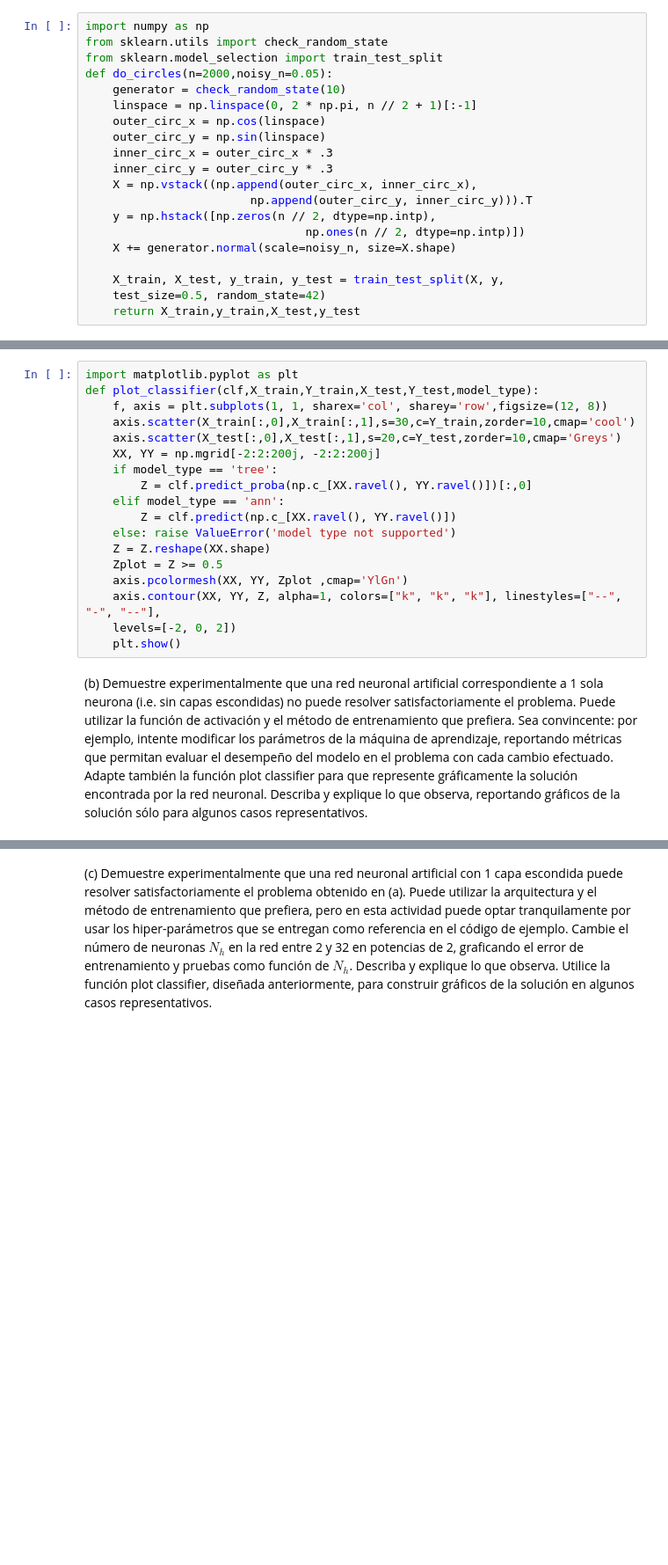
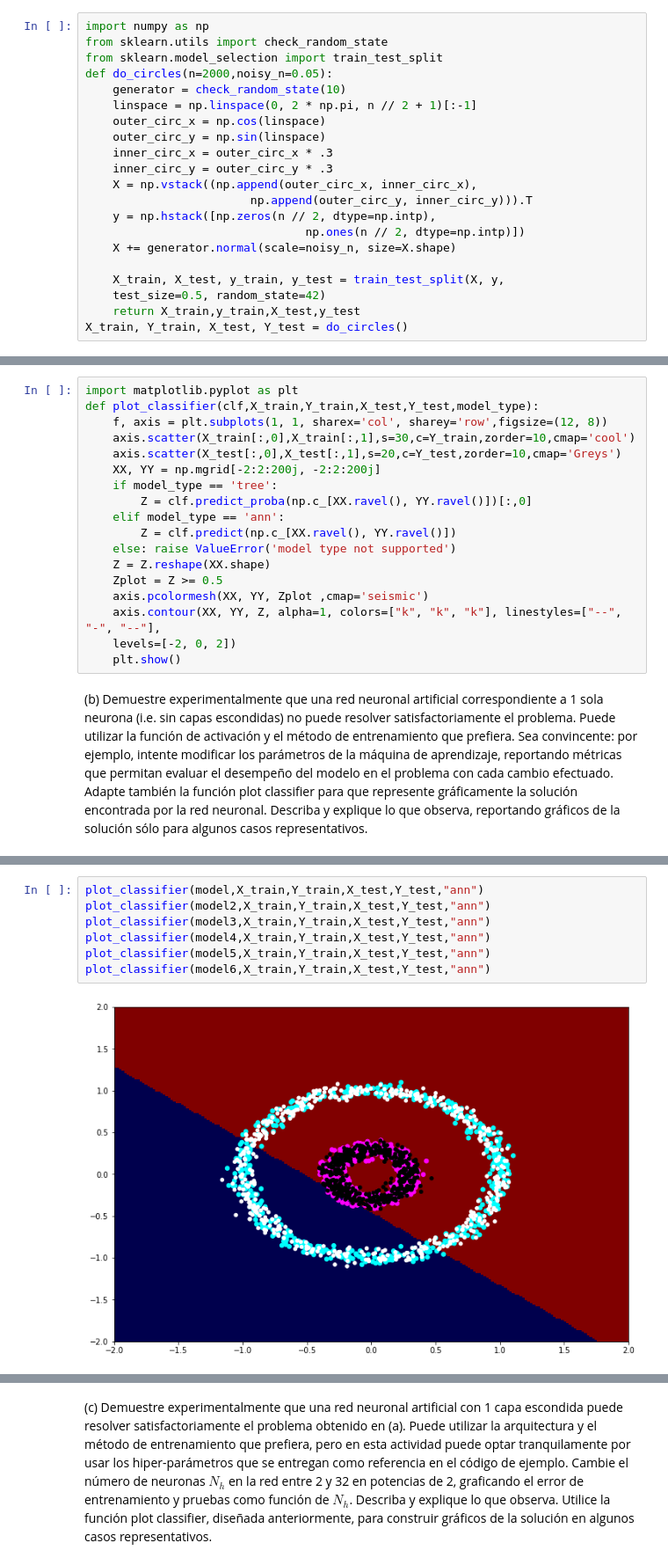
Before and after one commit to AlfredoAlfi/MachineLearning3, a Jupyter notebook: MachineLearning3.ipynb, the cells around one changed output, grey strips where cells are left out. Shown at 88% size. Cells and saved outputs as stored; diff of their text form; blank space fills up the shorter version.

```diff
--- a/MachineLearning3.ipynb
+++ b/MachineLearning3.ipynb
@@ -51,6 +51,7 @@ def do_circles(n=2000,noisy_n=0.05):
     X_train, X_test, y_train, y_test = train_test_split(X, y,
     test_size=0.5, random_state=42)
     return X_train,y_train,X_test,y_test
+X_train, Y_train, X_test, Y_test = do_circles()
 # %% [markdown]
 <p>
 Para lo que sigue de la actividad utilice la siguiente función para graficar las fronteras de clasificación en
@@ -70,7 +71,7 @@ def plot_classifier(clf,X_train,Y_train,X_test,Y_test,model_type):
     else: raise ValueError('model type not supported')
     Z = Z.reshape(XX.shape)
     Zplot = Z >= 0.5
-    axis.pcolormesh(XX, YY, Zplot ,cmap='YlGn')
+    axis.pcolormesh(XX, YY, Zplot ,cmap='seismic')
     axis.contour(XX, YY, Z, alpha=1, colors=["k", "k", "k"], linestyles=["--", "-", "--"],
     levels=[-2, 0, 2])
     plt.show()
@@ -96,0 +249,9 @@ test_acc = scores[1]
+# %%
+plot_classifier(model,X_train,Y_train,X_test,Y_test,"ann")
+plot_classifier(model2,X_train,Y_train,X_test,Y_test,"ann")
+plot_classifier(model3,X_train,Y_train,X_test,Y_test,"ann")
+plot_classifier(model4,X_train,Y_train,X_test,Y_test,"ann")
+plot_classifier(model5,X_train,Y_train,X_test,Y_test,"ann")
+plot_classifier(model6,X_train,Y_train,X_test,Y_test,"ann")
+# %% [output]
+[figure, added]
```
Also changed, not shown: parts of 15 cells of this notebook.
